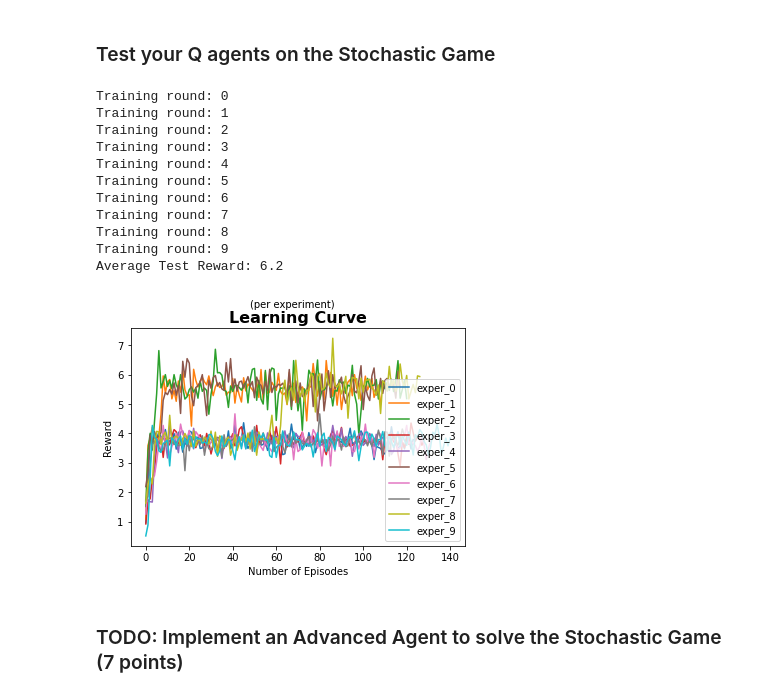
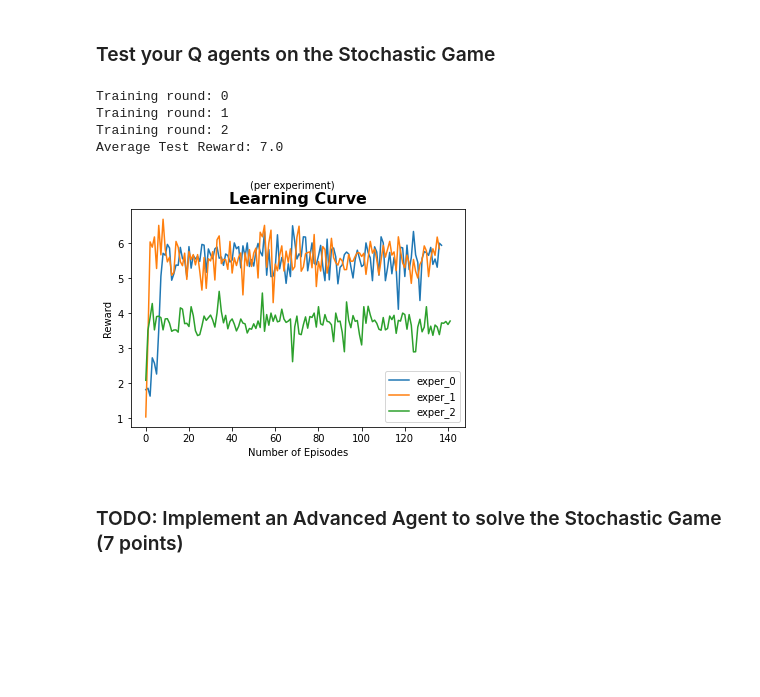
Before and after one commit to apof/Multi-Agent-RL, a Jupyter notebook: COMP0124_MAAI_2021_Individual_CW_Public.ipynb, the cells around one changed output. Cells and saved outputs as stored; diff of their text form; code cells hidden in the pictures; blank space fills up the shorter version.

```diff
--- a/COMP0124_MAAI_2021_Individual_CW_Public.ipynb
+++ b/COMP0124_MAAI_2021_Individual_CW_Public.ipynb
@@ -627,7 +627,7 @@ def rollout(env, agents, exploration=True, max_iter=5000, log_episode_interval=1
 
 
 
-TRAINING_ROUNDS = 10
+TRAINING_ROUNDS = 3
 rewards_per_round = []
 labels = []
 
@@ -652,42 +652,35 @@ for i in range(TRAINING_ROUNDS):
                                                                  max_iter=50000)
     rewards_per_round.append(train_recorded_episode_reward)
     labels.append("exper_" + str(i))
 
     # Testing
     test_recorded_episodes, test_recorded_episode_reward = rollout(env=env,
                                                                agents=agents,
                                                                exploration=False,
                                                                max_iter=10,
                                                                log_episode_interval=1)
     #print('Test reward is:', np.mean(test_recorded_episode_reward))
     average_test_reward += np.mean(test_recorded_episode_reward)
 
 print("Average Test Reward: " + str(average_test_reward/TRAINING_ROUNDS))
 
 for i in range(TRAINING_ROUNDS):
   plt.plot(rewards_per_round[i], label=labels[i])
 
 # Add legend
 plt.legend(loc='lower right')
 # Add title and x, y labels
 plt.title("Learning Curve", fontsize=16, fontweight='bold')
 plt.suptitle("(per experiment)", fontsize=10)
 plt.xlabel("Number of Episodes")
 plt.ylabel("Reward")
 plt.show()
 # %% [output]
 Training round: 0
 Training round: 1
 Training round: 2
-Training round: 3
-Training round: 4
-Training round: 5
-Training round: 6
-Training round: 7
-Training round: 8
-Training round: 9
-Average Test Reward: 6.2
+Average Test Reward: 7.0
-[figure, old version]
+[figure, new version]
 # %% [markdown]
 ### TODO: Implement an Advanced Agent to solve the Stochastic Game (7 points)
 # %% [markdown]
```
Also changed, not shown: parts of 5 cells of this notebook.
